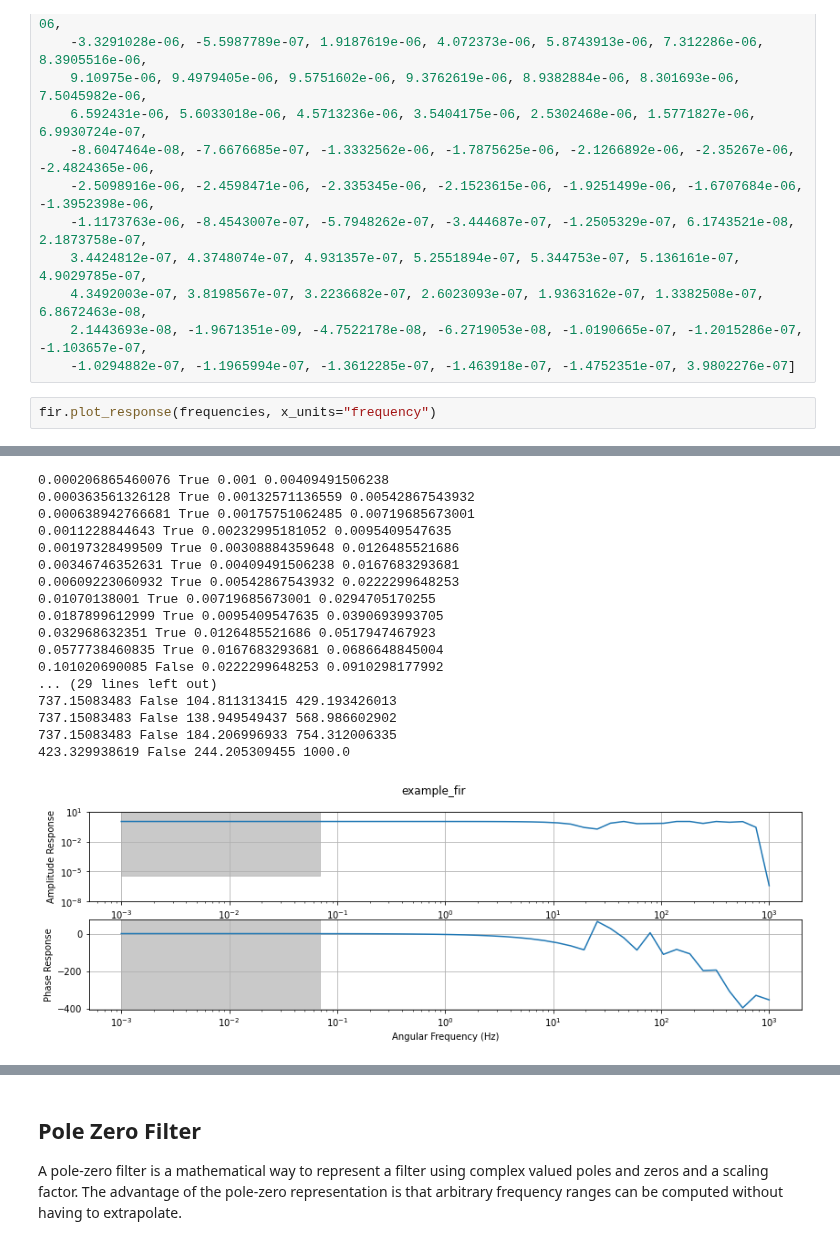
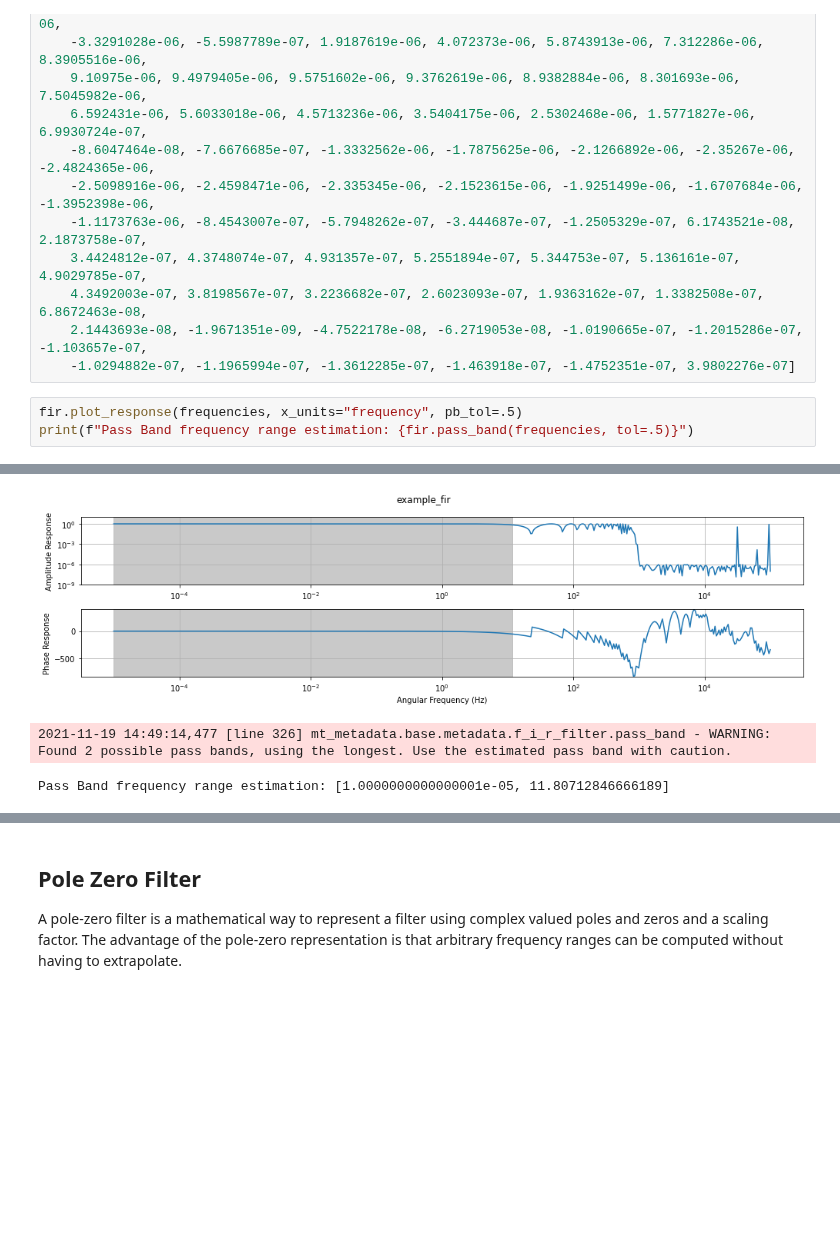
Before and after one commit to kujaku11/mth5, a Jupyter notebook: docs/source/notebooks/filters_example.ipynb, the cells around one changed output, grey strips where cells are left out. Saved outputs shown, nothing was run; the diff lists cells and outputs as text; blank space fills up the shorter version.

```diff
--- a/docs/source/notebooks/filters_example.ipynb
+++ b/docs/source/notebooks/filters_example.ipynb
@@ -133,5 +133,6 @@ fir.coefficients = [
     2.1443693e-08, -1.9671351e-09, -4.7522178e-08, -6.2719053e-08, -1.0190665e-07, -1.2015286e-07, -1.103657e-07,
     -1.0294882e-07, -1.1965994e-07, -1.3612285e-07, -1.463918e-07, -1.4752351e-07, 3.9802276e-07]
 # %%
-fir.plot_response(frequencies, x_units="frequency")
+fir.plot_response(frequencies, x_units="frequency", pb_tol=.5)
+print(f"Pass Band frequency range estimation: {fir.pass_band(frequencies, tol=.5)}")
 # %% [output]
@@ -139,18 +140,3 @@ fir.plot_response(frequencies, x_units="frequency")
+[figure, new version]
-0.000206865460076 True 0.001 0.00409491506238
-0.000363561326128 True 0.00132571136559 0.00542867543932
-0.000638942766681 True 0.00175751062485 0.00719685673001
-0.0011228844643 True 0.00232995181052 0.0095409547635
-0.00197328499509 True 0.00308884359648 0.0126485521686
-0.00346746352631 True 0.00409491506238 0.0167683293681
-0.00609223060932 True 0.00542867543932 0.0222299648253
-0.01070138001 True 0.00719685673001 0.0294705170255
-0.0187899612999 True 0.0095409547635 0.0390693993705
-0.032968632351 True 0.0126485521686 0.0517947467923
-0.0577738460835 True 0.0167683293681 0.0686648845004
-0.101020690085 False 0.0222299648253 0.0910298177992
-... (29 lines left out)
-737.15083483 False 104.811313415 429.193426013
-737.15083483 False 138.949549437 568.986602902
-737.15083483 False 184.206996933 754.312006335
-423.329938619 False 244.205309455 1000.0
+2021-11-19 14:49:14,477 [line 326] mt_metadata.base.metadata.f_i_r_filter.pass_band - WARNING: Found 2 possible pass bands, using the longest. Use the estimated pass band with caution.
-[figure, old version]
+Pass Band frequency range estimation: [1.0000000000000001e-05, 11.80712846666189]
```
Also changed, not shown: parts of 10 cells of this notebook.
